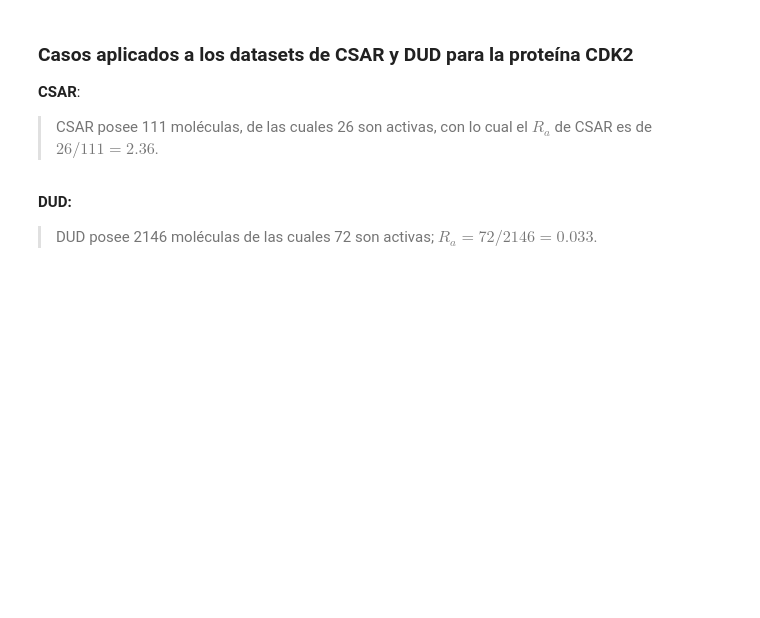
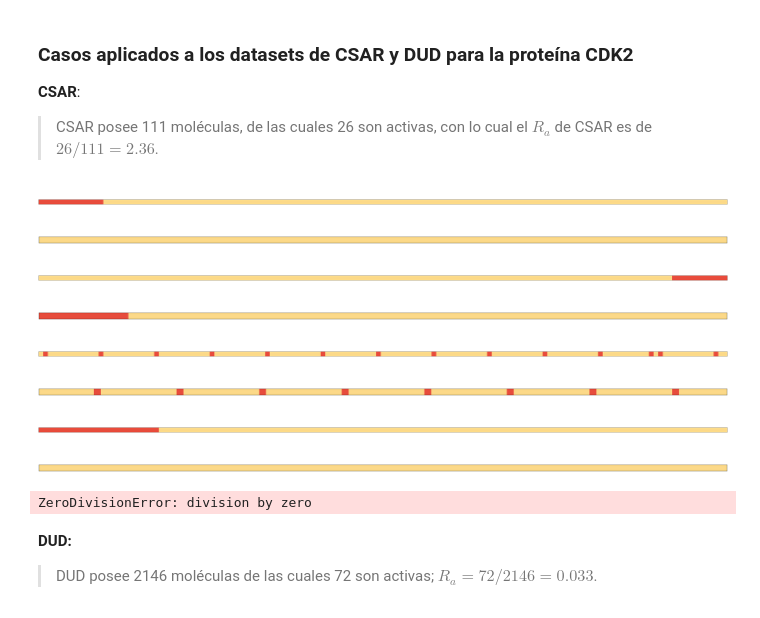
Before and after one commit to jRicciL/CDK2_notebooks, a Jupyter notebook: 6_Machine_Learning_Models/2_Evaluating_Virtual_Screening_Methods.ipynb, the cells around one changed output. Saved outputs shown, nothing was run; the diff lists cells and outputs as text; code cells hidden in the pictures; blank space fills up the shorter version.

```diff
--- a/6_Machine_Learning_Models/2_Evaluating_Virtual_Screening_Methods.ipynb
+++ b/6_Machine_Learning_Models/2_Evaluating_Virtual_Screening_Methods.ipynb
@@ -83,13 +83,37 @@ scores_dud = {'VinardoDUD': y_score_vrd_DUD, 'VinardoDUD_LigEff': y_score_vrd_DU
 
 **CSAR**:
 > CSAR posee 111 moléculas, de las cuales 26 son activas, con lo cual el $R_a$ de CSAR es de $26/111 = 2.36$.
+# %%
+from truchon_2006_3_ranking_cases import get_three_ranking_cases
+
+N_csar = 300
+n_csar = 26
+# Creamos el arreglo de valores verdaderos:
+y_true_csar = np.array([1 if i < n_csar else 0 for i in range(N_csar)])
+# Scores obtenidos con las herramientas de docking
+csar_cases_preds = get_three_ranking_cases(y_true_csar, include_optimal = True)
+csar_cases = PlotMetric(y_true = y_true_csar, y_pred_dict = csar_cases_preds)
+
+csar_cases.plot_actives_distribution()
+# %% [output]
+[figure, added]
+[figure, added]
+[figure, added]
+[figure, added]
+[figure, added]
+[figure, added]
+[figure, added]
+[figure, added]
 # %%
 N_csar = 111
 n_csar = 26
 # Creamos el arreglo de valores verdaderos:
-y_true_csar = np.array(df_vina_results.ActiveInactive == "Active", dtype=int)
+y_true_csar = np.array([])
 # Scores obtenidos con las herramientas de docking
-csar_dockings = PlotMetric(y_true = y_true_csar, y_pred_dict = scores_csar, decreasing=True)
+csar_cases_preds = get_three_ranking_cases(y_true_csar, include_optimal = True)
+csar_cases = PlotMetric(y_true = y_true_csar, y_pred_dict = csar_cases_preds)
+# %% [output]
+ZeroDivisionError: division by zero
 # %% [markdown]
 **DUD:**
 > DUD posee  2146 moléculas de las cuales 72 son activas; $R_a = 72/2146 = 0.033$.
```
Also changed, not shown: parts of 25 cells of this notebook, 1 other file.
